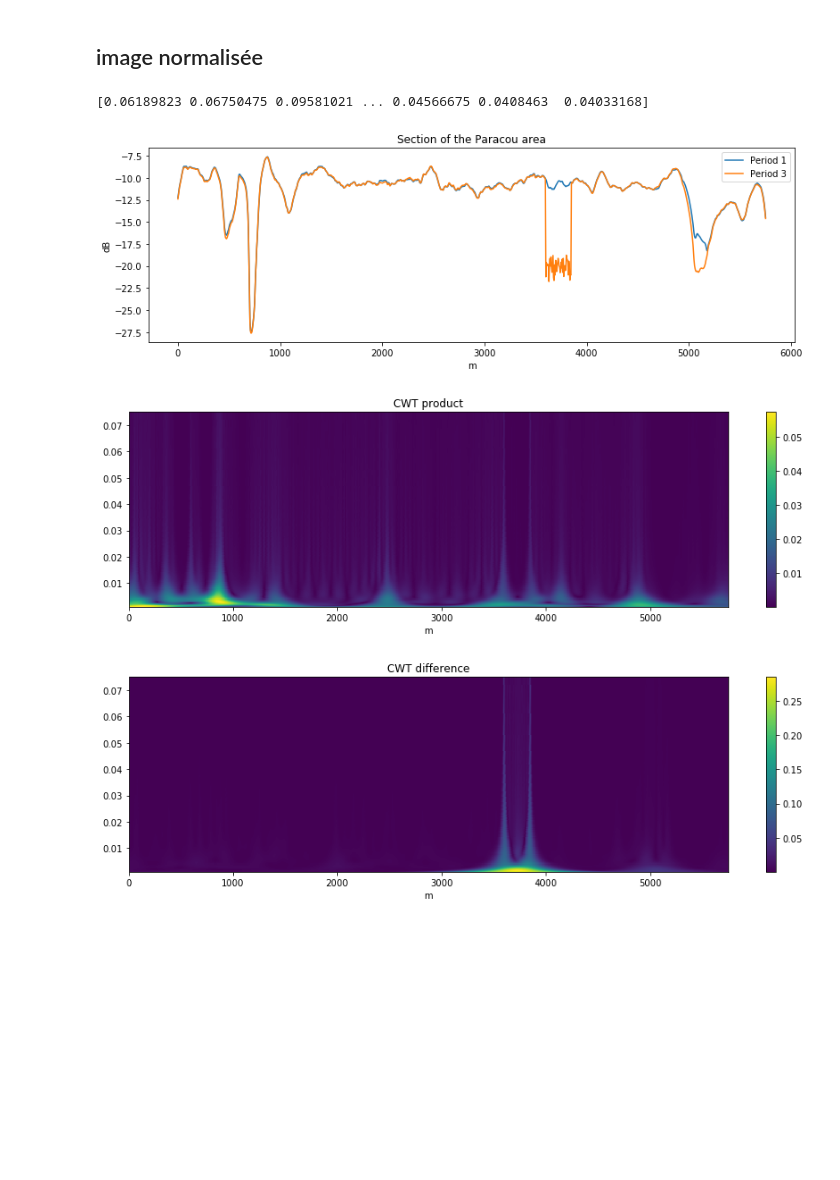
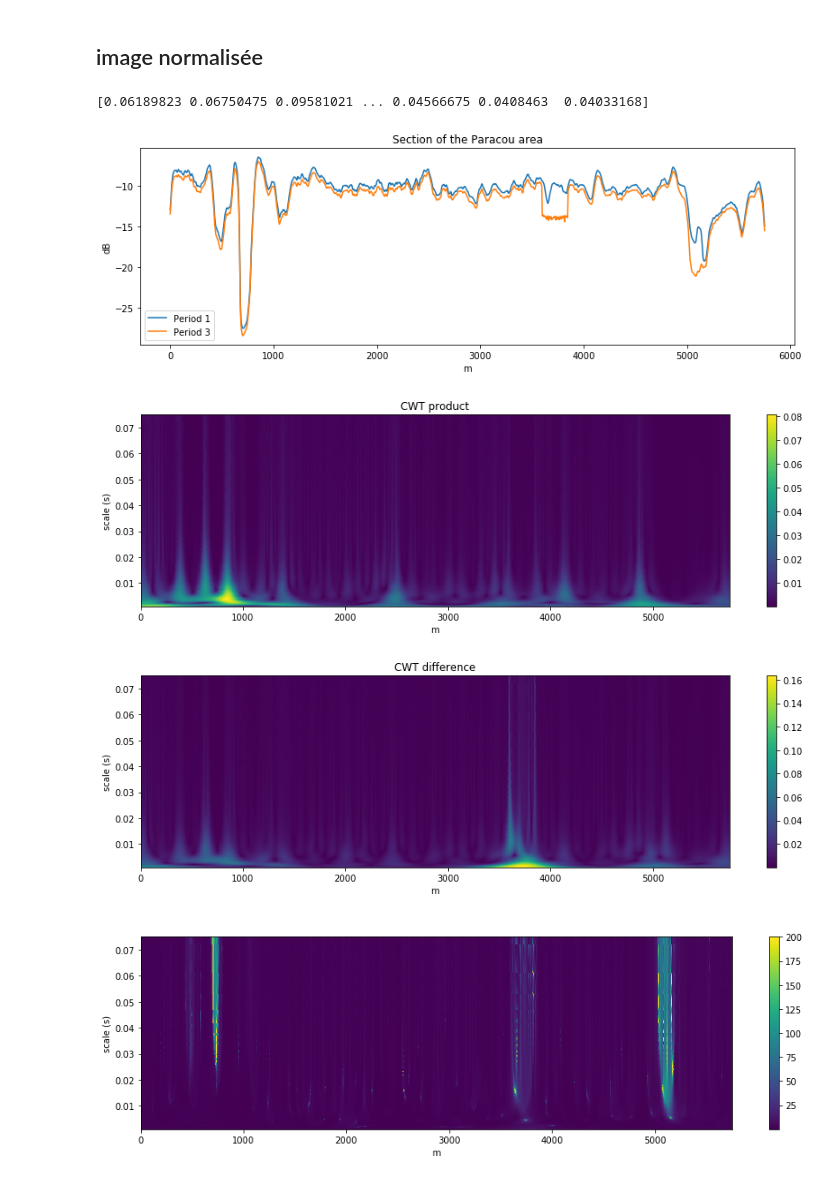
Before and after one commit to eobroets/CESBIO, a Jupyter notebook: lib2.ipynb, the cells around one changed output. Cells and saved outputs as stored; diff of their text form; code cells hidden in the pictures; blank space fills up the shorter version.

```diff
--- a/lib2.ipynb
+++ b/lib2.ipynb
@@ -101,7 +138,7 @@ im1.plot_cwt(dcwt, title = "Difference between cwt")
 im1 = lib2(ds_norm1)
 im3 = lib2(ds_norm3)
 sig = np.var(im1._ds_band)
-n = 20
+n = 20 // 2
 
 print(im1._ds_band)
 im1._ds_band = im1.decrease_resolution(im1._ds_band, n = n)
@@ -112,37 +149,45 @@ n_pixel = 50
 x = 3600  # 5600
 location = [x, int(taille_pixel * n_pixel + x)]
 
-im3._ds_band = im3.simulate_deforestation_v2(location, mu = 0.01, sigma = sig)
+im3._ds_band = im3.simulate_deforestation_v2(location, mu = 0.041, sigma = sig)
 
-im1._ds_band = im1.simulate_shift(s = 15)
+im1._ds_band = im1.simulate_shift(s = 150)
 #im1.spectrogram(n_win = 52, plot = False)
 #im3.spectrogram(n_win = 52, plot = False)
 diff_classique = np.abs(im1._ds_band - im3._ds_band)
 im1.plot_section(im3)
 #im1.plot_signal(diff_classique, title = "Difference between two signals")
 
 #im1.cross_spectro(im3, prod = True)
 
 #im1.cross_spectro(im3, diff = True)
 
 
 w = 2.5
 sig_prod = im1._ds_band * im3._ds_band
 
 #im1.plot_sections(sig_prod, im3._ds_band, label1 = "product between band1, band3", label2 = "band1")
 cwt1 = im1.cwt(im1._ds_band, w)
 cwt2 = im3.cwt(im3._ds_band, w)
+eps = 1e-20
 cwt3 = im1.cwt(sig_prod, w)
 cwt4 = im1.cwt(diff_classique, w)
 dcwt = np.abs(cwt1-cwt2)
-pcwt = np.abs(cwt1*np.conj(cwt2))
+pcwt = np.abs(cwt1*np.conj(cwt2))+eps
+fac = cwt4/cwt3
+
 im1.plot_cwt(cwt3, title = "CWT product")
 #im1.plot_cwt(pcwt, title = "XWT", vmax = 0.08)
 im1.plot_cwt(cwt4, title = "CWT difference")
+im1.plot_cwt(fac,title = " ",vmax = 200)
 
 #im1.plot_cwt(dcwt, title = "Difference between cwt")
+
+fac[fac < 10] = 0
+im1.plot_cwt(fac,title = " ",vmax = 200)
 # %% [output]
 [0.06189823 0.06750475 0.09581021 ... 0.04566675 0.0408463  0.04033168]
-[figure, old version]
+[figure, new version]
-[figure, old version]
+[figure, new version]
-[figure, old version]
+[figure, new version]
+[figure, added]
```
Also changed, not shown: parts of 7 cells of this notebook, 13 other files.
